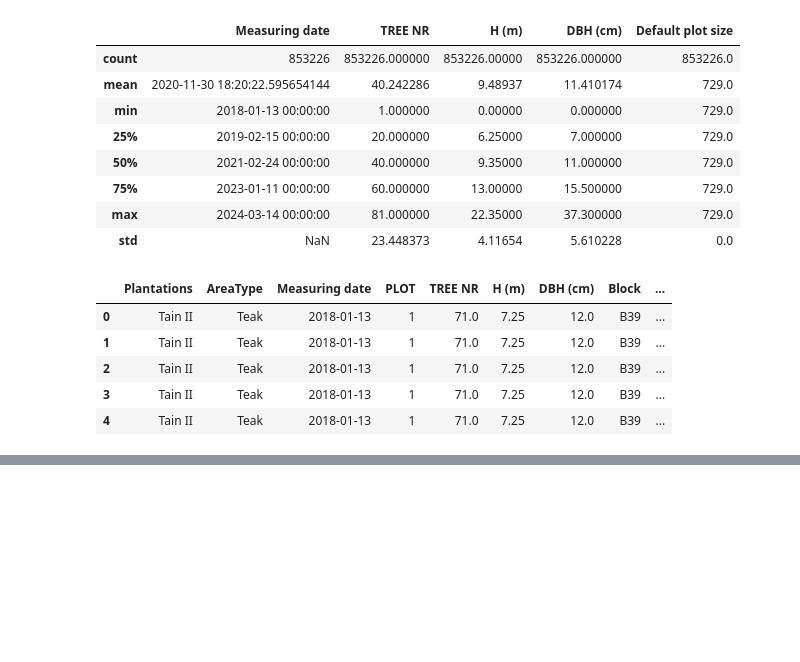
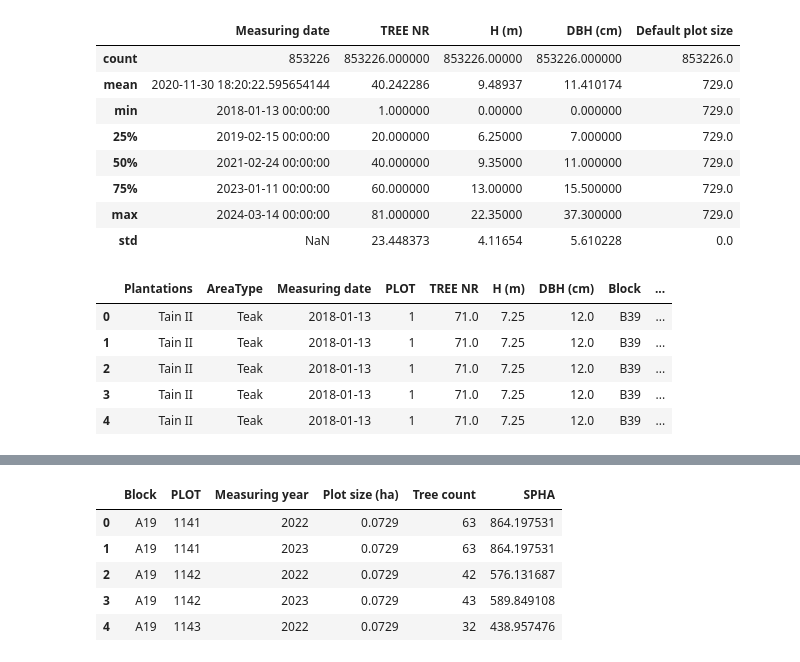
Before and after one commit to ds-gowusu/tree_growth_analytics, a Jupyter notebook: tree_growth_analysis.ipynb, the cells around one changed output, grey strips where cells are left out. Cells and saved outputs as stored; diff of their text form; code cells hidden in the pictures; blank space fills up the shorter version.

```diff
--- a/tree_growth_analysis.ipynb
+++ b/tree_growth_analysis.ipynb
@@ -413,0 +392,15 @@ result.head(500)
+# %%
+# Count number of trees per block, plot, and year
+tree_counts = stem_per_ha_df.groupby(['Block', 'PLOT', 'Measuring year', 'Plot size (ha)'])['TREE NR'].nunique().reset_index()
+tree_counts = tree_counts.rename(columns={'TREE NR': 'Tree count'})
+# %%
+tree_counts['SPHA'] = tree_counts['Tree count'] / tree_counts['Plot size (ha)']
+# %%
+tree_counts.head()
+# %% [output]
+|  | Block | PLOT | Measuring year | Plot size (ha) | Tree count | SPHA |
+| 0 | A19 | 1141 | 2022 | 0.0729 | 63 | 864.197531 |
+| 1 | A19 | 1141 | 2023 | 0.0729 | 63 | 864.197531 |
+| 2 | A19 | 1142 | 2022 | 0.0729 | 42 | 576.131687 |
+| 3 | A19 | 1142 | 2023 | 0.0729 | 43 | 589.849108 |
+| 4 | A19 | 1143 | 2022 | 0.0729 | 32 | 438.957476 |
```
Also changed, not shown: parts of 13 cells of this notebook.
